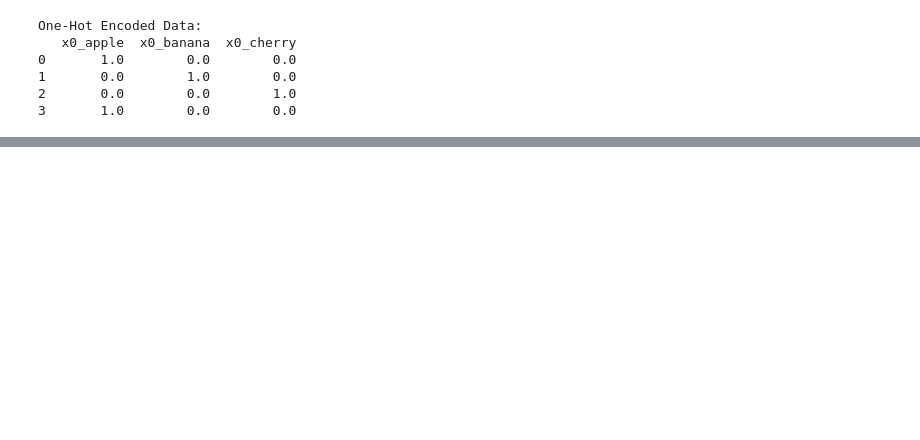
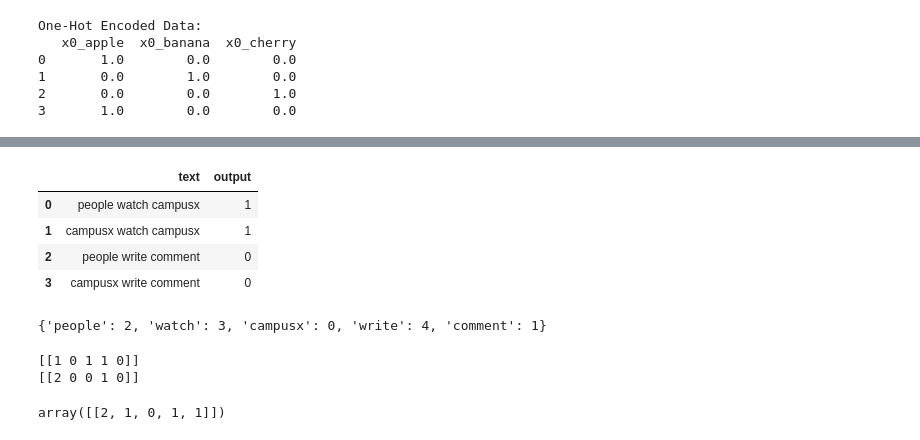
Before and after one commit to Aravindraprasad/NLP-, a Jupyter notebook: Step 3 Feature Engineering/NLP_Feature_Engineering.ipynb, the cells around one changed output, grey strips where cells are left out. Saved outputs shown, nothing was run; the diff lists cells and outputs as text; code cells hidden in the pictures; blank space fills up the shorter version.

Commit message:
Completed OneHotEnocder, BagOfWords, Tf-Idf & its assignment

```diff
--- a/Step 3 Feature Engineering/NLP_Feature_Engineering.ipynb
+++ b/Step 3 Feature Engineering/NLP_Feature_Engineering.ipynb
@@ -85,0 +136,14 @@ One-Hot Encoded Data:
+# %%
+# createing a custom Dataframe
+data = {
+    'text': ['people watch campusx', 'campusx watch campusx', 'people write comment', 'campusx write comment'],
+    'output': [1,1,0,0]
+}
+df = pd.DataFrame(data)
+df.head()
+# %% [output]
+|  | text | output |
+| 0 | people watch campusx | 1 |
+| 1 | campusx watch campusx | 1 |
+| 2 | people write comment | 0 |
+| 3 | campusx write comment | 0 |
@@ -85,0 +153,23 @@ One-Hot Encoded Data:
+# %%
+# vocabulary [unique words]
+print(cv.vocabulary_)
+# %% [output]
+{'people': 2, 'watch': 3, 'campusx': 0, 'write': 4, 'comment': 1}
+# %%
+# To convert from sparse matrix to array we use toarray()
+print(bow[0].toarray()) #people watch campusx
+print(bow[1].toarray()) #campusx watch campusx
+
+# The value is built by this order value
+# {'people': 2, 'watch': 3, 'campusx': 0, 'write': 4, 'comment': 1}
+# %% [output]
+[[1 0 1 1 0]]
+[[2 0 0 1 0]]
+# %%
+#custome Input
+# The words [ of, and ] were not trained so it is not considered
+# The value output => array([[2, 1, 0, 1, 1]]) is in this order => {'people': 2, 'watch': 3, 'campusx': 0, 'write': 4, 'comment': 1} of its dict value
+
+cv.transform(['Campusx watch and write comment of Campusx ']).toarray()
+# %% [output]
+array([[2, 1, 0, 1, 1]])
```
Also changed, not shown: parts of 29 cells of this notebook, 2 other files.
